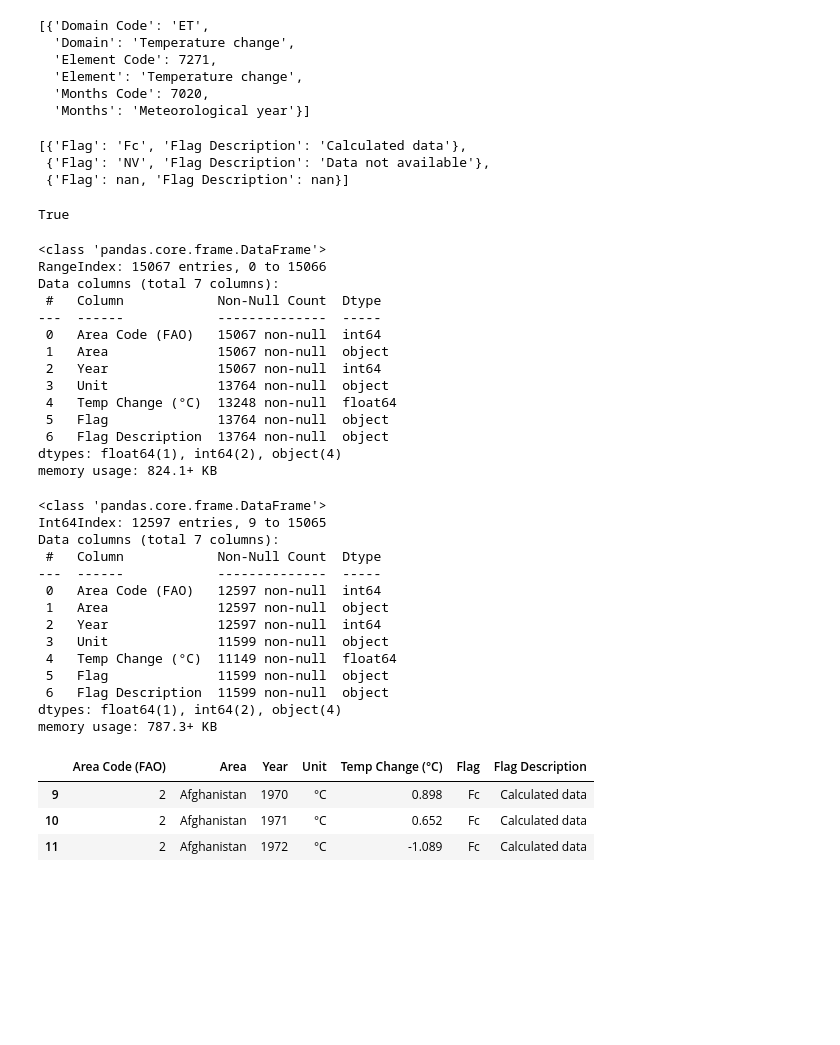
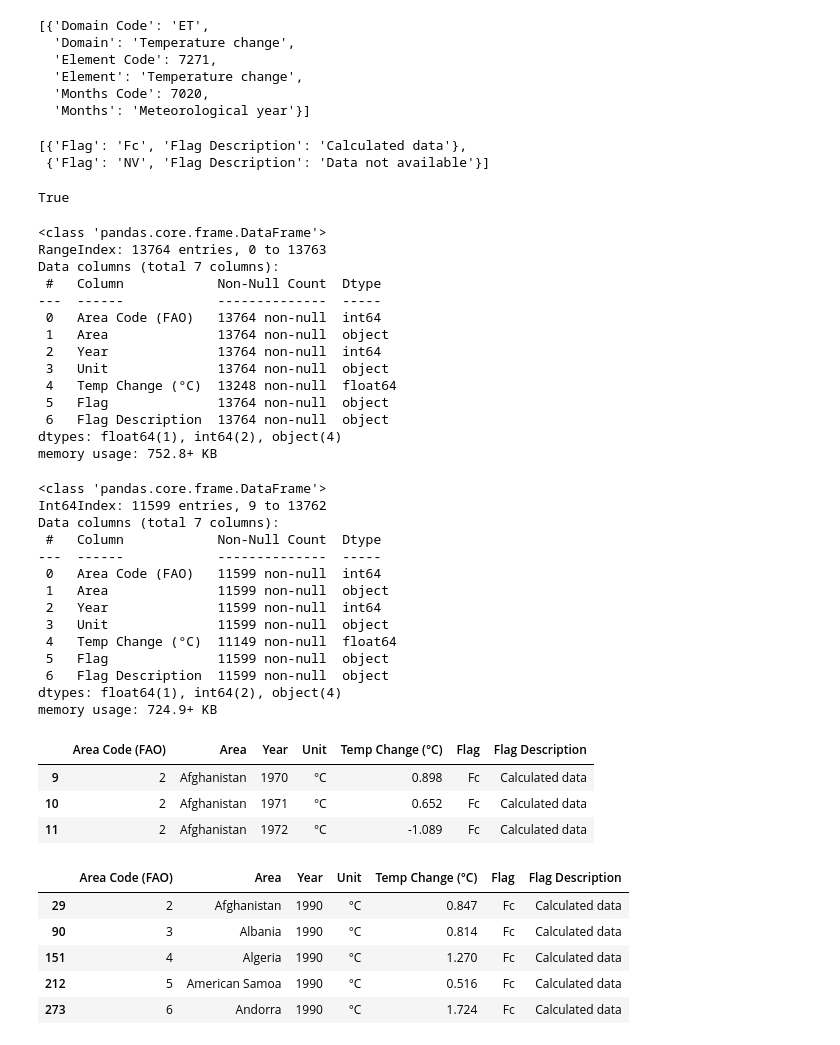
Before and after one commit to aramosg/final_project_global_warming, a Jupyter notebook: notebook/temp_change.ipynb, the cells around one changed output. Saved outputs shown, nothing was run; the diff lists cells and outputs as text; code cells hidden in the pictures; blank space fills up the shorter version.

```diff
--- a/notebook/temp_change.ipynb
+++ b/notebook/temp_change.ipynb
@@ -4,7 +8,7 @@ import pandas as pd
 import matplotlib.pyplot as plt
 # %%
 #Importing file
-temp_chng = 'GitHub_Lau/Resources/FAOSTAT_data_en_8-13-2022.csv'
+temp_chng = '../Resources/FAOSTAT_data_en_8-14-2022.csv'
 temp_chng_df = pd.read_csv(temp_chng)
 # %%
 temp_chng_df.info()
@@ -52,8 +56,7 @@ flag_f_desc = temp_chng_df[['Flag', 'Flag Description']].drop_duplicates()
 flag_f_desc.to_dict('records')
 # %% [output]
 [{'Flag': 'Fc', 'Flag Description': 'Calculated data'},
- {'Flag': 'NV', 'Flag Description': 'Data not available'},
- {'Flag': nan, 'Flag Description': nan}]
+ {'Flag': 'NV', 'Flag Description': 'Data not available'}]
 # %%
 # Validating if Year Code and Year column are the same
 temp_chng_df['Year Code'].equals(temp_chng_df['Year'])
@@ -67,38 +70,38 @@ temp_chng_df_c = temp_chng_df.drop(['Domain Code', 'Domain', 'Element Code', 'El
 temp_chng_df_c.info()
 # %% [output]
 <class 'pandas.core.frame.DataFrame'>
-RangeIndex: 15067 entries, 0 to 15066
+RangeIndex: 13764 entries, 0 to 13763
 Data columns (total 7 columns):
  #   Column            Non-Null Count  Dtype
 ---  ------            --------------  -----
- 0   Area Code (FAO)   15067 non-null  int64
- 1   Area              15067 non-null  object
- 2   Year              15067 non-null  int64
+ 0   Area Code (FAO)   13764 non-null  int64
+ 1   Area              13764 non-null  object
+ 2   Year              13764 non-null  int64
  3   Unit              13764 non-null  object
  4   Temp Change (°C)  13248 non-null  float64
  5   Flag              13764 non-null  object
  6   Flag Description  13764 non-null  object
 dtypes: float64(1), int64(2), object(4)
-memory usage: 824.1+ KB
+memory usage: 752.8+ KB
 # %%
 #Filter years from 1970 to 2020
 temp_chng_df_c = temp_chng_df_c[(temp_chng_df_c['Year']>= 1970) & (temp_chng_df_c['Year']<= 2020)]
 temp_chng_df_c.info()
 # %% [output]
 <class 'pandas.core.frame.DataFrame'>
-Int64Index: 12597 entries, 9 to 15065
+Int64Index: 11599 entries, 9 to 13762
 Data columns (total 7 columns):
  #   Column            Non-Null Count  Dtype
 ---  ------            --------------  -----
- 0   Area Code (FAO)   12597 non-null  int64
- 1   Area              12597 non-null  object
- 2   Year              12597 non-null  int64
+ 0   Area Code (FAO)   11599 non-null  int64
+ 1   Area              11599 non-null  object
+ 2   Year              11599 non-null  int64
  3   Unit              11599 non-null  object
  4   Temp Change (°C)  11149 non-null  float64
  5   Flag              11599 non-null  object
  6   Flag Description  11599 non-null  object
 dtypes: float64(1), int64(2), object(4)
-memory usage: 787.3+ KB
+memory usage: 724.9+ KB
 # %%
 temp_chng_df_c.head(3)
 # %% [output]
@@ -106,3 +109,21 @@ temp_chng_df_c.head(3)
 | 9 | 2 | Afghanistan | 1970 | °C | 0.898 | Fc | Calculated data |
 | 10 | 2 | Afghanistan | 1971 | °C | 0.652 | Fc | Calculated data |
 | 11 | 2 | Afghanistan | 1972 | °C | -1.089 | Fc | Calculated data |
+# %%
+in_1970 = temp_chng_df_c['Year'] == 1970
+in_1980 = temp_chng_df_c['Year'] == 1980
+in_1990 = temp_chng_df_c['Year'] == 1990
+#in_1970.head()
+
+temp_ch_1970 = temp_chng_df_c[in_1970]
+temp_ch_1980 = temp_chng_df_c[in_1980]
+temp_ch_1990 = temp_chng_df_c[in_1990]
+
+temp_ch_1990.head()
+# %% [output]
+|  | Area Code (FAO) | Area | Year | Unit | Temp Change (°C) | Flag | Flag Description |
+| 29 | 2 | Afghanistan | 1990 | °C | 0.847 | Fc | Calculated data |
+| 90 | 3 | Albania | 1990 | °C | 0.814 | Fc | Calculated data |
+| 151 | 4 | Algeria | 1990 | °C | 1.270 | Fc | Calculated data |
+| 212 | 5 | American Samoa | 1990 | °C | 0.516 | Fc | Calculated data |
+| 273 | 6 | Andorra | 1990 | °C | 1.724 | Fc | Calculated data |
```
Also changed, not shown: parts of 7 cells of this notebook.
